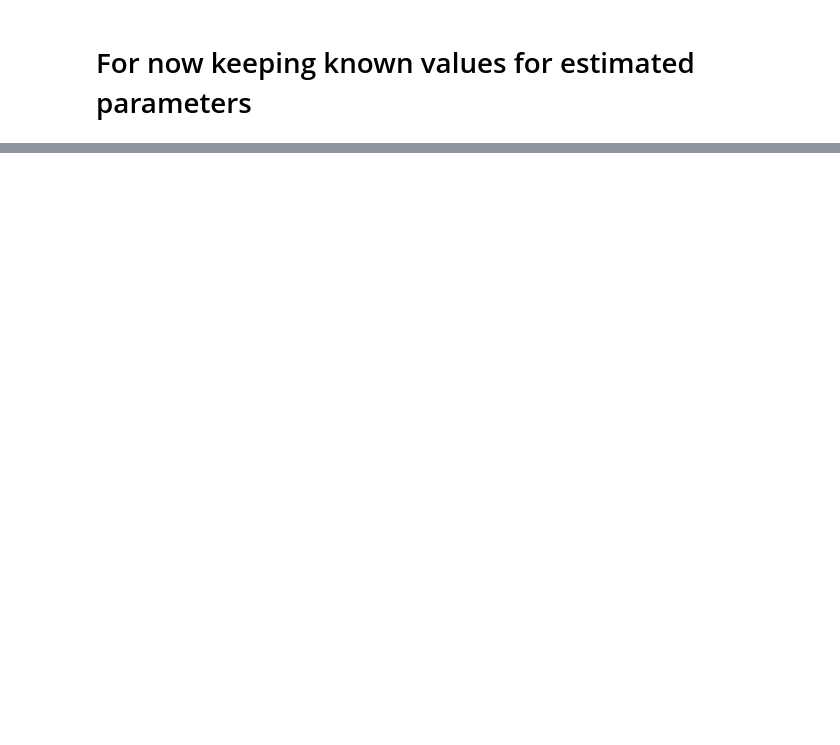
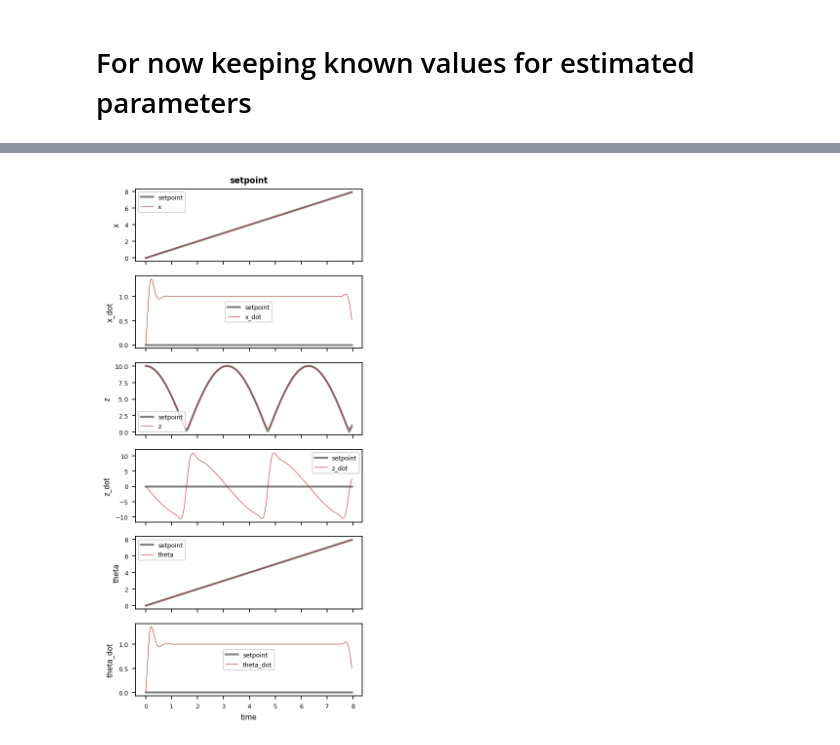
Before and after one commit to tylerjohnbecker/Nonlinear_and_Data_Driven_Estimation, a Jupyter notebook: BouncingBall.ipynb, the cells around one changed output, grey strips where cells are left out. Drawn from its saved outputs; the diff is of its cells as text; code cells hidden in the pictures; blank space fills up the shorter version.

```diff
--- a/BouncingBall.ipynb
+++ b/BouncingBall.ipynb
@@ -385,0 +395,4 @@ t_sim, x_sim, u_sim, y_sim = simulator.simulate(x0=None, u=None, mpc=True, retur
+# %%
+simulator.plot('setpoint')
+# %% [output]
+[figure, added]
```
Also changed, not shown: parts of 14 cells of this notebook.
